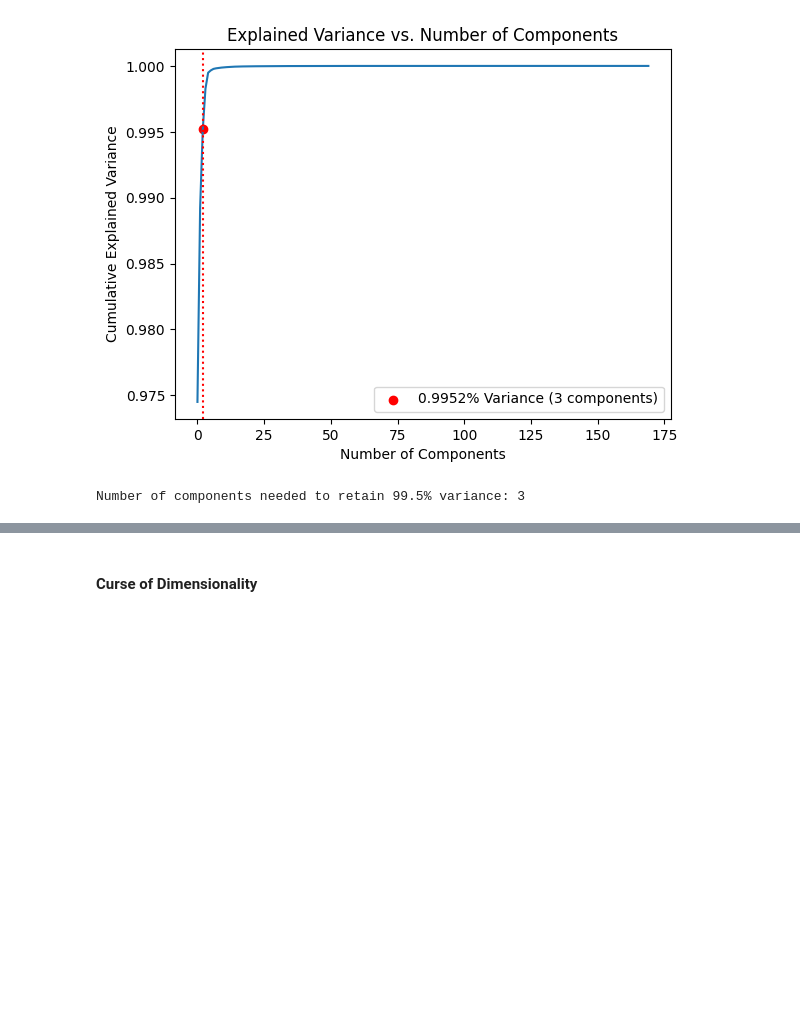
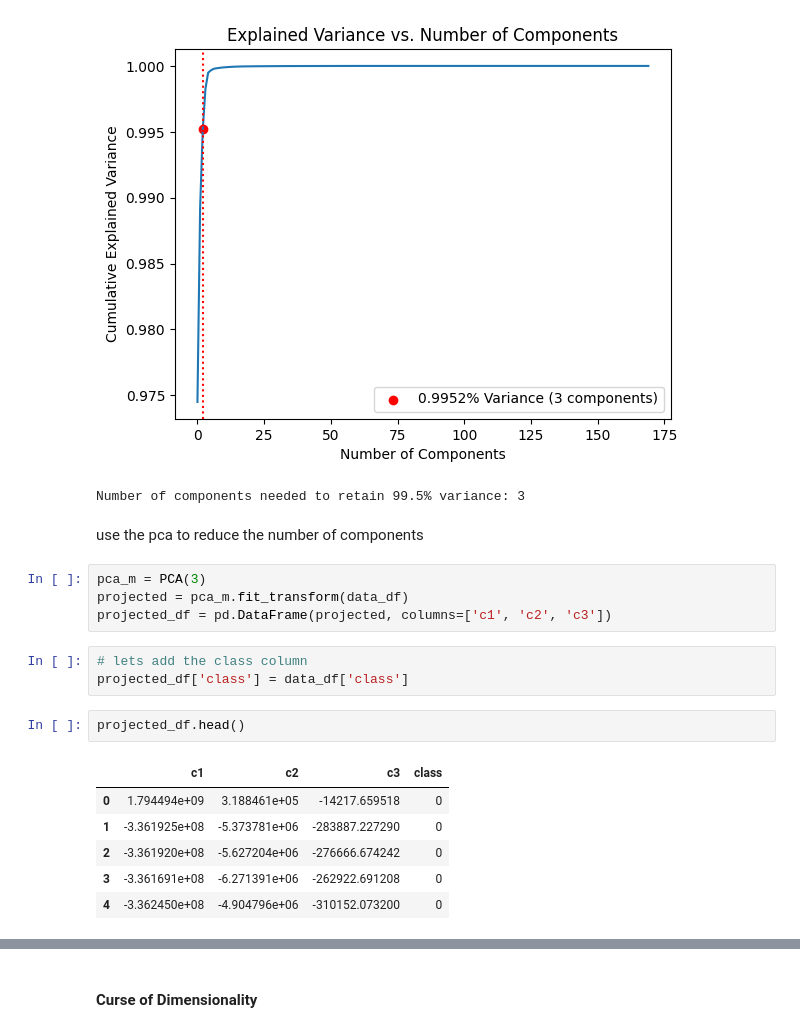
Before and after one commit to riccardopossier/Data_Preparation_CA1, a Jupyter notebook: RiccardoPossieri__DPrepHDip_CA1..ipynb, the cells around one changed output, grey strips where cells are left out. Drawn from its saved outputs; the diff is of its cells as text; blank space fills up the shorter version.

```diff
--- a/RiccardoPossieri__DPrepHDip_CA1..ipynb
+++ b/RiccardoPossieri__DPrepHDip_CA1..ipynb
@@ -160,3 +160,21 @@ print(f"Number of components needed to retain 99.5% variance: {num_components_ne
 # %% [output]
 [figure]
 Number of components needed to retain 99.5% variance: 3
+# %% [markdown]
+use the pca to reduce the number of components
+# %%
+pca_m = PCA(3)
+projected = pca_m.fit_transform(data_df)
+projected_df = pd.DataFrame(projected, columns=['c1', 'c2', 'c3'])
+# %%
+# lets add the class column
+projected_df['class'] = data_df['class']
+# %%
+projected_df.head()
+# %% [output]
+|  | c1 | c2 | c3 | class |
+| 0 | 1.794494e+09 | 3.188461e+05 | -14217.659518 | 0 |
+| 1 | -3.361925e+08 | -5.373781e+06 | -283887.227290 | 0 |
+| 2 | -3.361920e+08 | -5.627204e+06 | -276666.674242 | 0 |
+| 3 | -3.361691e+08 | -6.271391e+06 | -262922.691208 | 0 |
+| 4 | -3.362450e+08 | -4.904796e+06 | -310152.073200 | 0 |
```
Also changed, not shown: parts of 7 cells of this notebook.
